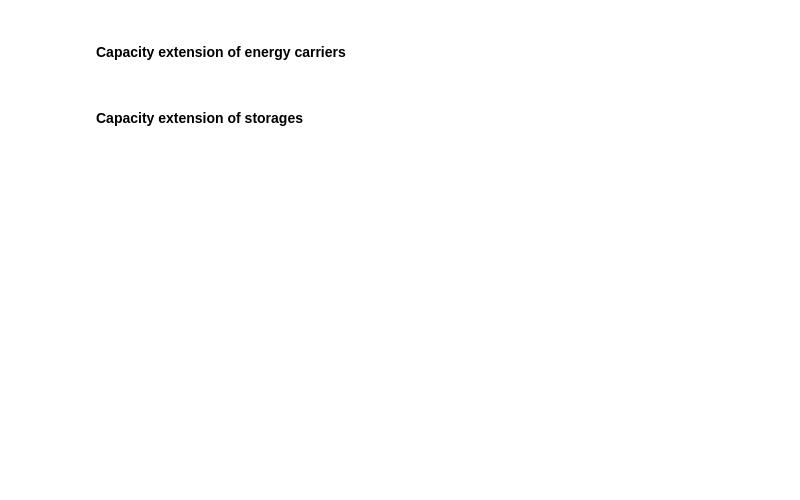
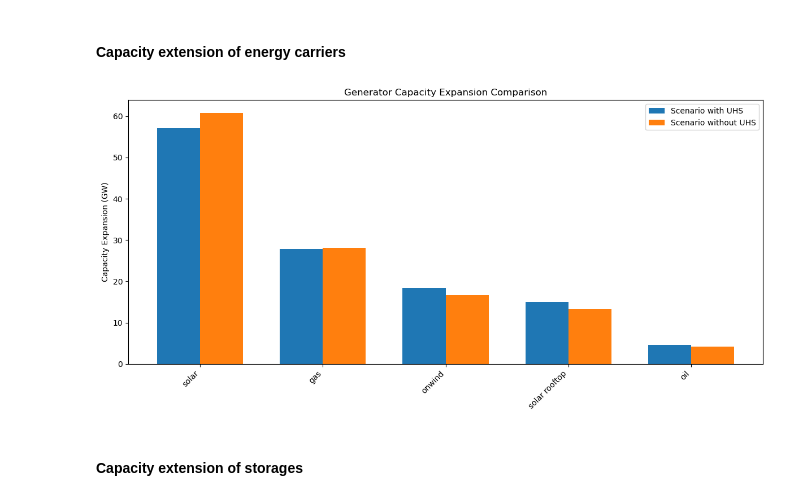
Before and after one commit to doneachh/undergroundstorage, a Jupyter notebook: workflow/notebooks/graphics.ipynb, the cells around one changed output. Cells and saved outputs as stored; diff of their text form; code cells hidden in the pictures; blank space fills up the shorter version.

```diff
--- a/workflow/notebooks/graphics.ipynb
+++ b/workflow/notebooks/graphics.ipynb
@@ -827,3 +1033,61 @@ plt.show()
+# %%
+
+def generator_capacity_expansion(n, to_gw=True, drop_zeros=True, eps=1e-6):
+    """
+    Returns Series indexed by carrier with expansion = sum(p_nom_opt - p_nom).
+    """
+    g = n.generators.copy()
+
+    # p_nom exists for extendable and non-extendable gens; fill missing with 0
+    if "p_nom" not in g.columns:
+        g["p_nom"] = 0.0
+    g["p_nom"] = g["p_nom"].fillna(0.0)
+
+    # Optional: exclude load shedding if present
+    g = g[g.carrier != "load shedding"]
+
+    exp = (g["p_nom_opt"] - g["p_nom"]).groupby(g["carrier"]).sum()
+
+    if to_gw:
+        exp = exp / 1e3  # MW -> GW
+
+    if drop_zeros:
+        exp = exp[exp.abs() > eps]
+
+    return exp.sort_values(ascending=False)
+
+# --- Compute expansions ---
+exp_uhs   = generator_capacity_expansion(uhs, to_gw=True, drop_zeros=False)
+exp_wouhs = generator_capacity_expansion(woUHS, to_gw=True, drop_zeros=False)
+
+# Align carriers across scenarios
+df_expansion = pd.concat(
+    [exp_uhs.rename("Scenario with UHS"), exp_wouhs.rename("Scenario without UHS")],
+    axis=1
+).fillna(0.0)
+
+# (Optional) drop carriers with ~0 in both scenarios
+eps = 1e-6
+df_expansion = df_expansion[(df_expansion.abs().max(axis=1) > eps)]
+
+# --- Plot ---
+fig, ax = plt.subplots(figsize=(12, 6))
+width = 0.35
+x = np.arange(len(df_expansion.index))
+
+ax.bar(x - width/2, df_expansion["Scenario with UHS"], width, color=SCENARIO_COLORS["UHS"], label="Scenario with UHS")
+ax.bar(x + width/2, df_expansion["Scenario without UHS"], width, color=SCENARIO_COLORS["woUHS"], label="Scenario without UHS")
+
+ax.set_xticks(x)
+ax.set_xticklabels(df_expansion.index, rotation=45, ha="right")
+ax.set_ylabel("Capacity Expansion (GW)")
+ax.set_title("Generator Capacity Expansion Comparison")
+ax.legend()
+
+plt.tight_layout()
+plt.show()
+# %% [output]
+[figure, added]
 # %% [markdown]
 #### Capacity extension of storages
 # %%
```
Also changed, not shown: parts of 33 cells of this notebook.
